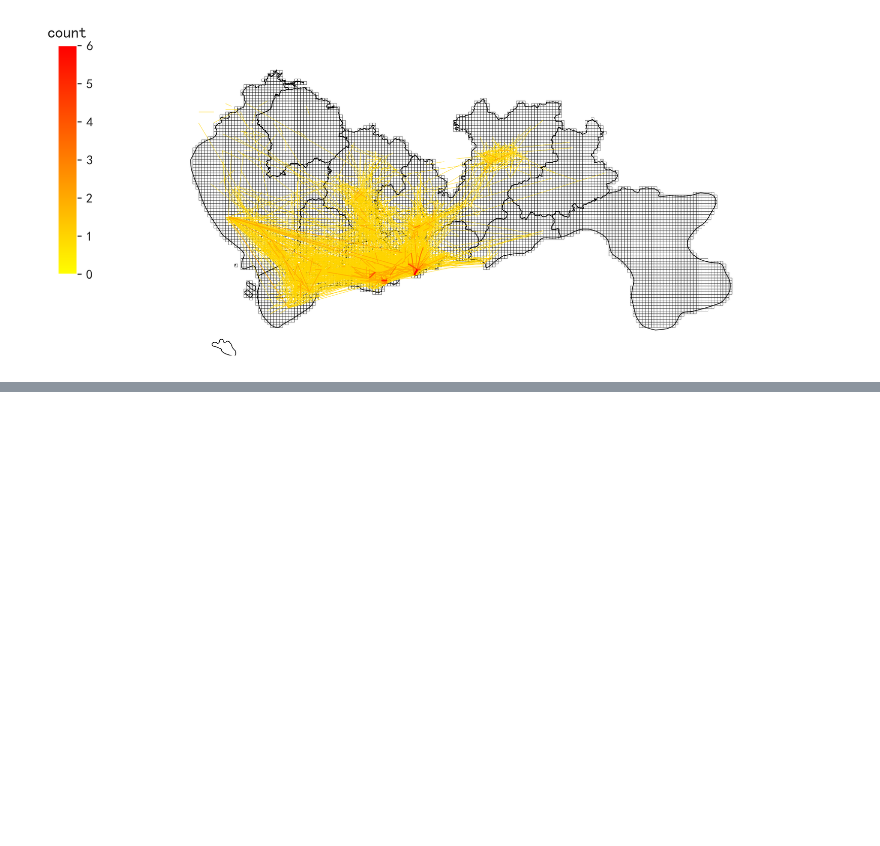
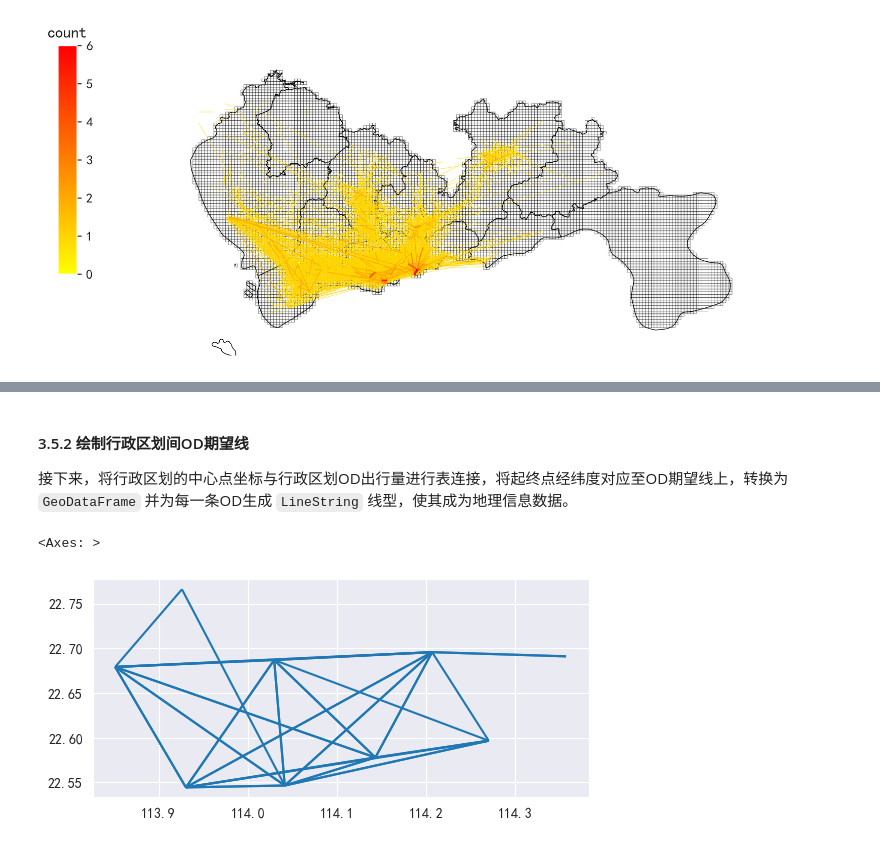
Before and after one commit to raingrain/evaluation-and-analysis-of-gps-data-for-taxi-in-shenzhen, a Jupyter notebook: src/main.ipynb, the cells around one changed output, grey strips where cells are left out. Drawn from its saved outputs; the diff is of its cells as text; code cells hidden in the pictures; blank space fills up the shorter version.

```diff
--- a/src/main.ipynb
+++ b/src/main.ipynb
@@ -1046,0 +1068,12 @@ plt.show()
+# %%
+# 读取行政区划的矢量图形
+sz = gpd.GeoDataFrame.from_file(r'./assets/data/sz/sz.shp', encoding='utf8')
+# 读取栅格数据
+grid_sz = gpd.GeoDataFrame.from_file('./assets/data/grid_sz.json')
+# 提取栅格中心点，创建一个新变量
+grid_centroid = grid_sz.copy()
+# 提取栅格中心点，赋值给grid_centriod的geometry
+grid_centroid['geometry'] = grid_centroid.centroid
+# 栅格匹配到行政区划：gpd.sjoin
+grid_centroid = gpd.sjoin(grid_centroid, sz)
+grid_centroid
@@ -1046,0 +1098,14 @@ plt.show()
+# %%
+# 保留有用的字段
+grid_centroid = grid_centroid[['LONCOL', 'LATCOL', 'qh']]
+# 改变grid_centroid字段名，使其与OD数据起点栅格编号列能够匹配
+grid_centroid.columns = ['SLONCOL', 'SLATCOL', 'Sqh']
+OD = pd.merge(OD, grid_centroid, on=['SLONCOL', 'SLATCOL'])
+# 改变grid_centroid字段名，使其与OD数据终点栅格编号列能够匹配
+grid_centroid.columns = ['ELONCOL', 'ELATCOL', 'Eqh']
+OD = pd.merge(OD, grid_centroid, on=['ELONCOL', 'ELATCOL'])
+# 统计OD量
+qhod = OD.groupby(['Sqh', 'Eqh'])['count'].sum().reset_index()
+# 去除起终点在同个行政区划的数据
+qhod = qhod[qhod['Sqh'] != qhod['Eqh']]
+qhod.head(5)
@@ -1046,0 +1119,21 @@ plt.show()
+# %% [markdown]
+#### 3.5.2 绘制行政区划间OD期望线
+
+接下来，将行政区划的中心点坐标与行政区划OD出行量进行表连接，将起终点经纬度对应至OD期望线上，转换为 `GeoDataFrame` 并为每一条OD生成 `LineString` 线型，使其成为地理信息数据。
+# %%
+# 匹配起点行政区划的中心点经纬度
+tmp = sz[['centroid_x', 'centroid_y', 'qh']]
+tmp.columns = ['S_x', 'S_y', 'Sqh']
+qhod = pd.merge(qhod, tmp, on='Sqh')
+# 匹配终点行政区划的中心点经纬度
+tmp.columns = ['E_x', 'E_y', 'Eqh']
+qhod = pd.merge(qhod, tmp, on='Eqh')
+# 为OD期望线生成GeoDataFrame
+qhod = gpd.GeoDataFrame(qhod)
+qhod['geometry'] = qhod.apply(lambda r: LineString([[r['S_x'], r['S_y']],
+                                                    [r['E_x'], r['E_y']]]),
+                              axis=1)
+qhod.plot()
+# %% [output]
+<Axes: >
+[figure, added]
```
Also changed, not shown: parts of 9 cells of this notebook.
